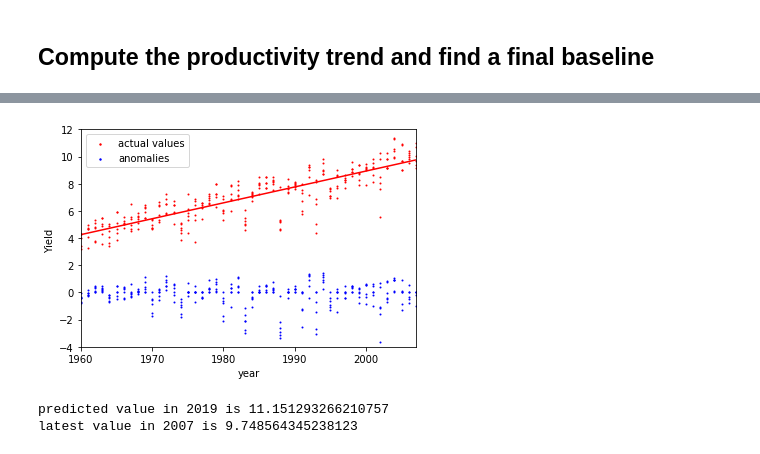
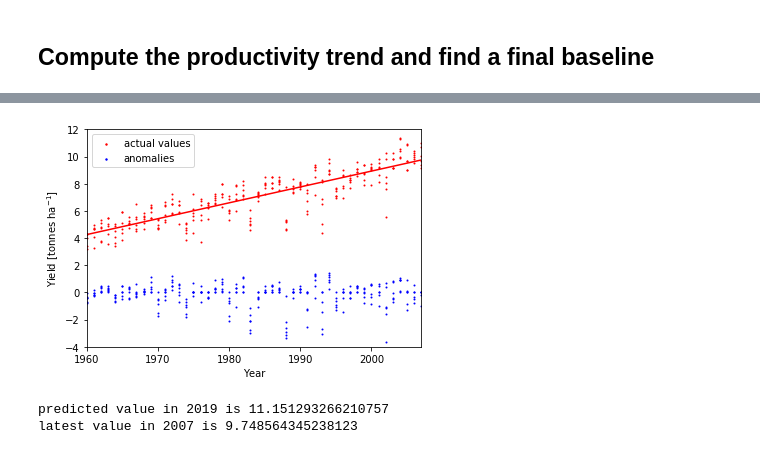
Before and after one commit to AnisaAubin/facynation, a Jupyter notebook: 6_Warming_impact.ipynb, the cells around one changed output, grey strips where cells are left out. Drawn from its saved outputs; the diff is of its cells as text; code cells hidden in the pictures.

```diff
--- a/6_Warming_impact.ipynb
+++ b/6_Warming_impact.ipynb
@@ -79,30 +79,30 @@ for state in states:
 # %%
 fig, ax = plt.subplots()
 
 
 import scipy
 slope, intercept, rval, pval, sterr = scipy.stats.linregress(all_years, all_yields)
 
 x = np.array([1950., 2020.])
 y = slope * x + intercept
 plt.plot(x, y, c ='r')
 
 plt.scatter( all_years,  all_anoms, s = 1.0, c ='b')
 plt.scatter( all_years,  all_yields, s = 1.0, c ='r')
 
 plt.scatter([-1], [0], s = 2.0, c ='r', label = 'actual values')
 plt.scatter([-1], [0], s = 2.0, c ='b', label = 'anomalies')
 
-ax.set_xlabel('year')
-ax.set_ylabel('Yield ')
+ax.set_xlabel('Year')
+ax.set_ylabel('Yield [tonnes ha$^{-1}$]')
 ax.set_xlim(1960, 2007)
 ax.set_ylim(-4, 12)
 plt.legend()
 
 plt.savefig("./figs/yields_vs_anoms.png")
 plt.savefig("./figs/yields_vs_anoms.pdf")
 # %% [output]
-[figure, old version]
+[figure, new version]
 # %%
 print('predicted value in 2019 is {}'.format(slope * 2019 + intercept) )
 print('latest value in 2007 is {}'.format(slope * 2007 + intercept) )
```
Also changed, not shown: parts of 25 cells of this notebook, 1 other file.
